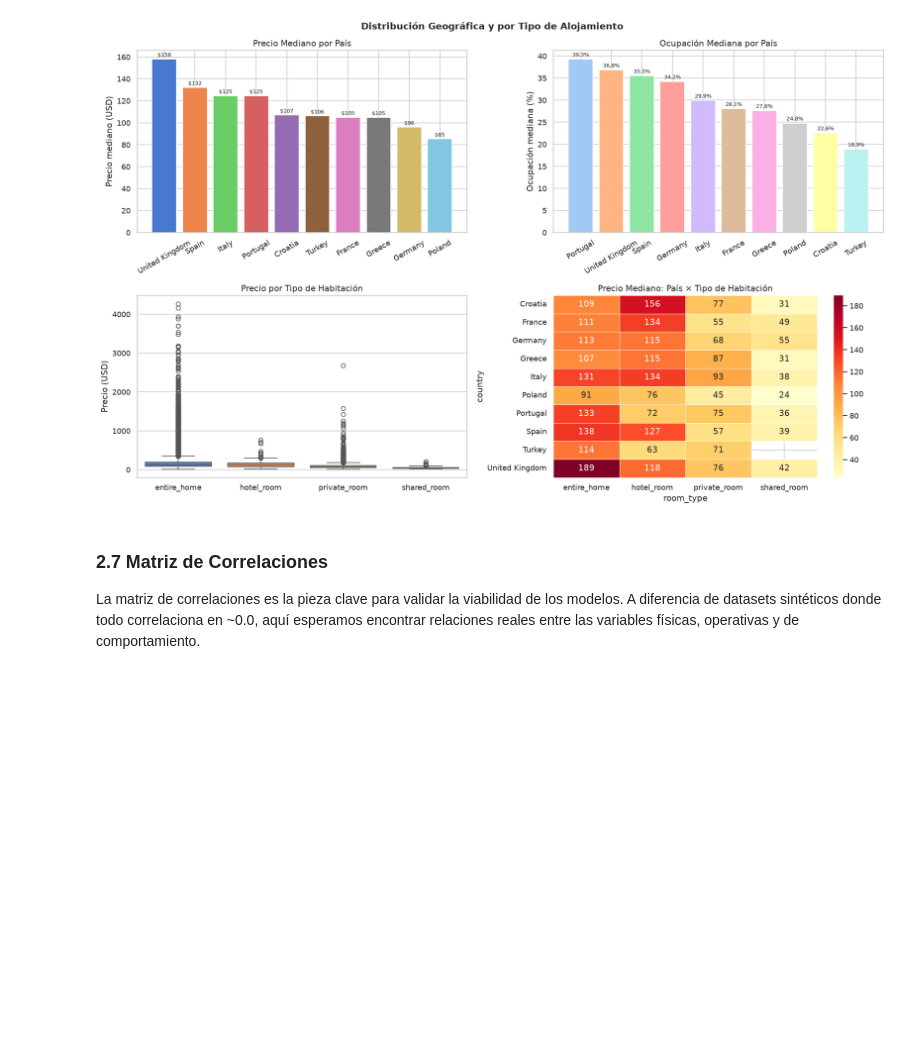
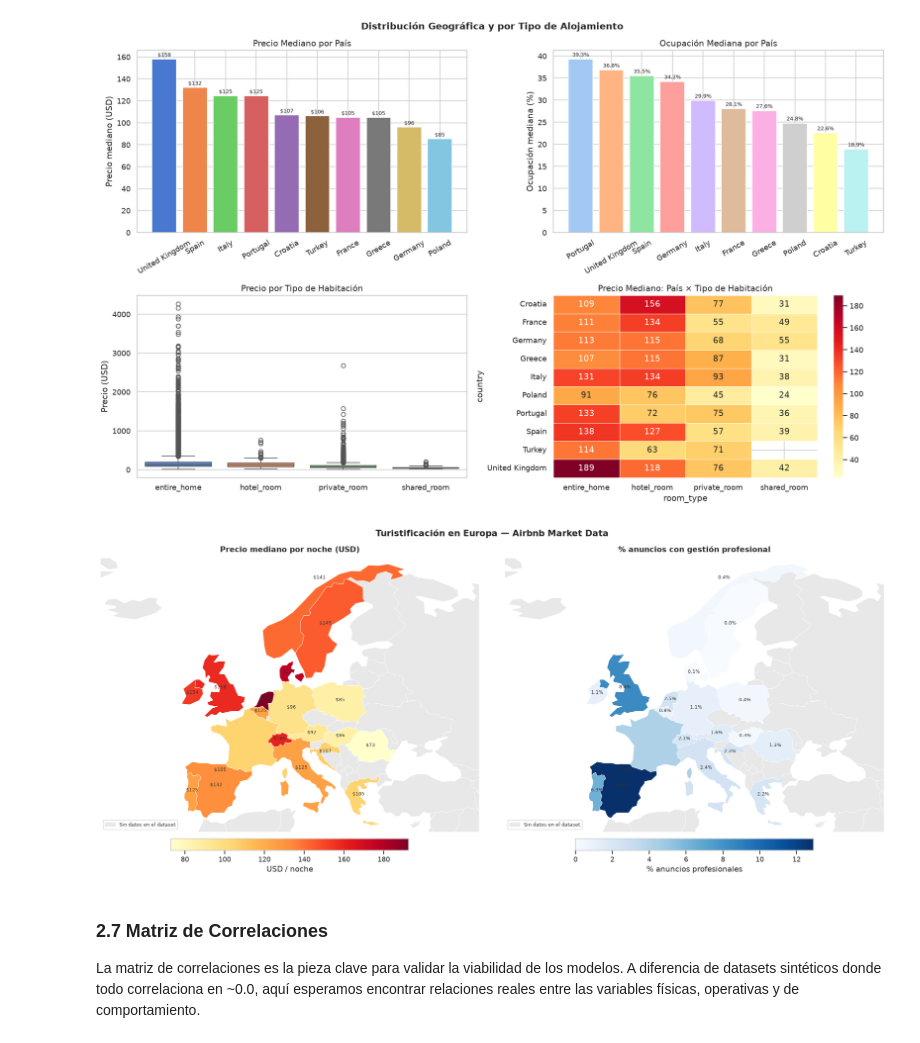
Before and after one commit to Rajevic-0/Proyecto-Mineria-De-Datos, a Jupyter notebook: Notebooks/Hito_1.ipynb, the cells around one changed output. Saved outputs shown, nothing was run; the diff lists cells and outputs as text; code cells hidden in the pictures; blank space fills up the shorter version.

```diff
--- a/Notebooks/Hito_1.ipynb
+++ b/Notebooks/Hito_1.ipynb
@@ -401,6 +401,102 @@ Passing `palette` without assigning `hue` is deprecated and will be removed in v
 
   sns.boxplot(data=df_full, x='room_type', y='rate_media',
 [figure]
+# %%
+!pip -q install geopandas
+
+import geopandas as gpd
+import matplotlib.pyplot as plt
+import matplotlib.patches as mpatches
+import pandas as pd
+
+# Shapefile de países desde repositorio público (Natural Earth via GitHub)
+world = gpd.read_file(
+    "https://raw.githubusercontent.com/nvkelso/natural-earth-vector/master/geojson/ne_110m_admin_0_countries.geojson"
+)
+nombre_map = {
+    'United Kingdom': 'United Kingdom',
+    'Germany':        'Germany',
+    'France':         'France',
+    'Spain':          'Spain',
+    'Italy':          'Italy',
+    'Netherlands':    'Netherlands',
+    'Portugal':       'Portugal',
+    'Austria':        'Austria',
+    'Belgium':        'Belgium',
+    'Denmark':        'Denmark',
+    'Greece':         'Greece',
+    'Czech Republic': 'Czechia',
+    'Hungary':        'Hungary',
+    'Poland':         'Poland',
+    'Romania':        'Romania',
+    'Croatia':        'Croatia',
+    'Ireland':        'Ireland',
+    'Sweden':         'Sweden',
+    'Norway':         'Norway',
+    'Switzerland':    'Switzerland',
+}
+
+country_stats = (
+    df_full
+    .assign(country_ne=df_full['country'].map(nombre_map))
+    .dropna(subset=['country_ne'])
+    .groupby('country_ne')
+    .agg(
+        precio_mediano      = ('rate_media',             'median'),
+        pct_profesional     = ('professional_management', 'mean'),
+        n_anuncios          = ('listing_id',              'count'),
+    )
+    .reset_index()
+)
+country_stats['pct_profesional'] *= 100
+
+europe_bbox = (-25, 34, 45, 72)
+europe = world.cx[europe_bbox[0]:europe_bbox[2], europe_bbox[1]:europe_bbox[3]].copy()
+europe = europe.merge(country_stats, left_on='NAME', right_on='country_ne', how='left')
+
+fig, axes = plt.subplots(1, 2, figsize=(18, 8))
+
+for ax in axes:
+    ax.set_xlim(europe_bbox[0], europe_bbox[2])
+    ax.set_ylim(europe_bbox[1], europe_bbox[3])
+    ax.set_axis_off()
+
+europe.plot(ax=axes[0], color='#e8e8e8', edgecolor='white', linewidth=0.5)
+europe.dropna(subset=['precio_mediano']).plot(
+    ax=axes[0], column='precio_mediano',
+    cmap='YlOrRd', edgecolor='white', linewidth=0.5,
+    legend=True,
+    legend_kwds={'label': 'USD / noche', 'shrink': 0.6, 'orientation': 'horizontal', 'pad': 0.02}
+)
+for _, row in europe.dropna(subset=['precio_mediano']).iterrows():
+    cx, cy = row.geometry.centroid.x, row.geometry.centroid.y
+    axes[0].annotate(f"${row['precio_mediano']:.0f}",
+                     xy=(cx, cy), ha='center', fontsize=7, color='#333333')
+axes[0].set_title('Precio mediano por noche (USD)', fontsize=12, fontweight='bold', pad=10)
+
+europe.plot(ax=axes[1], color='#e8e8e8', edgecolor='white', linewidth=0.5)
+europe.dropna(subset=['pct_profesional']).plot(
+    ax=axes[1], column='pct_profesional',
+    cmap='Blues', edgecolor='white', linewidth=0.5,
+    legend=True,
+    legend_kwds={'label': '% anuncios profesionales', 'shrink': 0.6, 'orientation': 'horizontal', 'pad': 0.02}
+)
+for _, row in europe.dropna(subset=['pct_profesional']).iterrows():
+    cx, cy = row.geometry.centroid.x, row.geometry.centroid.y
+    axes[1].annotate(f"{row['pct_profesional']:.1f}%",
+                     xy=(cx, cy), ha='center', fontsize=7, color='#333333')
+axes[1].set_title('% anuncios con gestión profesional', fontsize=12, fontweight='bold', pad=10)
+
+sin_datos = mpatches.Patch(color='#e8e8e8', label='Sin datos en el dataset')
+for ax in axes:
+    ax.legend(handles=[sin_datos], loc='lower left', fontsize=8, framealpha=0.7)
+
+plt.suptitle('Turistificación en Europa — Airbnb Market Data',
+             fontsize=14, fontweight='bold', y=1.01)
+plt.tight_layout()
+plt.show()
+# %% [output]
+[figure, added]
 # %% [markdown]
 ### 2.7 Matriz de Correlaciones
 La matriz de correlaciones es la pieza clave para validar la viabilidad de los modelos. A diferencia de datasets sintéticos donde todo correlaciona en ~0.0, aquí esperamos encontrar relaciones reales entre las variables físicas, operativas y de comportamiento.
```
Also changed, not shown: parts of 4 cells of this notebook.
